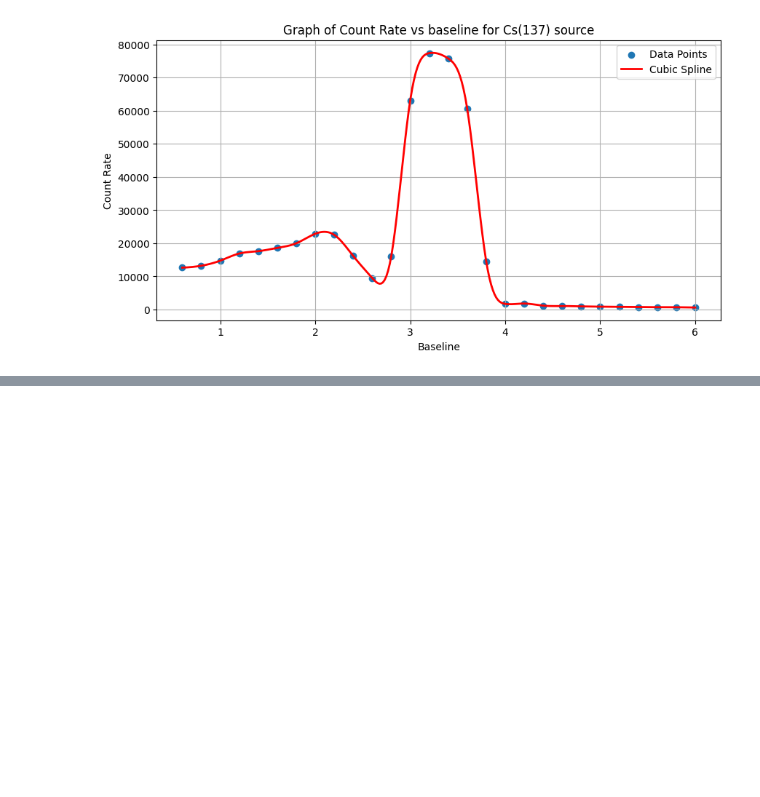
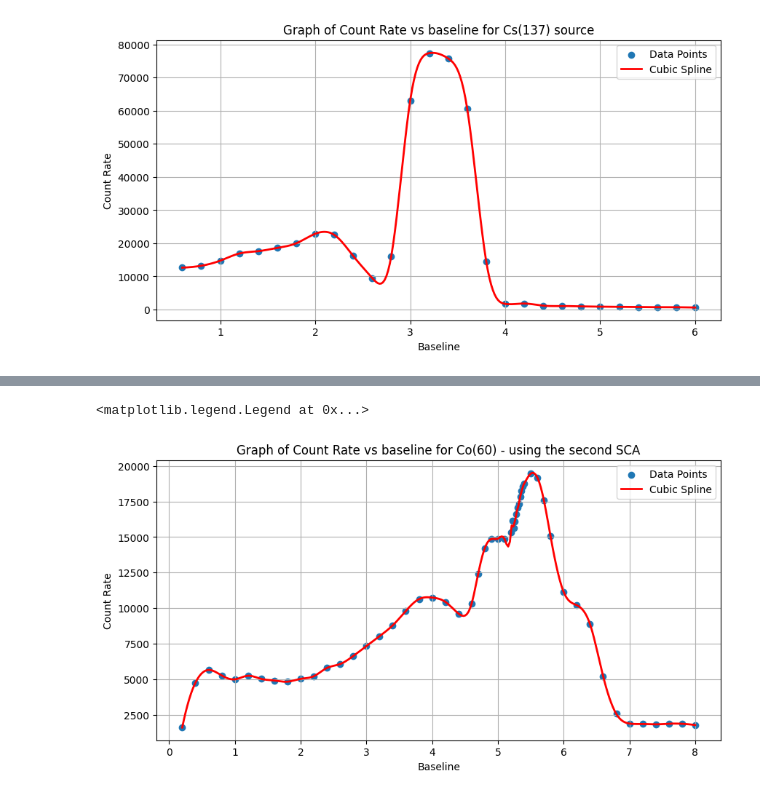
Before and after one commit to di-zz389/gamma-ray-spectroscopy, a Jupyter notebook: observations/graphs.ipynb, the cells around one changed output, grey strips where cells are left out. Drawn from its saved outputs; the diff is of its cells as text; code cells hidden in the pictures; blank space fills up the shorter version.

```diff
--- a/observations/graphs.ipynb
+++ b/observations/graphs.ipynb
@@ -51,21 +74,23 @@ plt.legend()
 # %%
-# import matplotlib.pyplot as plt
-# import numpy as np
-# from scipy.interpolate import CubicSpline
+import matplotlib.pyplot as plt
+import numpy as np
+from scipy.interpolate import CubicSpline
 
-# count_rate = [556, 3667, 5404, 5471, 5231, 5093, 5335, 5358, 5408, 5473, 5774, 6181, 6638, 7221, 7802, 8198, 9036, 9623, 10797, 11997, 12266, 12241, 11809, 11502, 13902, 16552, 16358, 18203, 21045, 20988, 19182, 14359, 11551, 10759, 9490, 5797, 3035, 2322, 2243, 2158, 2177, 1978, 1948 ]
-# baseline = [0.2, 0.4, 0.6, 0.8, 1.0, 1.2, 1.4, 1.6, 1.8, 2.0, 2.2, 2.4, 2.6, 2.8, 3.0, 3.2, 3.4, 3.6, 3.8, 4.0, 4.2, 4.4, 4.6, 4.8, 5.0, 5.2, 5.4, 5.6, 5.8, 6.0, 6.2, 6.4, 6.6, 6.8, 7.0, 7.2, 7.4, 7.6, 7.8, 8.0, 8.2, 8.4, 8.6]
+count_rate = [1621, 4759, 5662, 5275, 5006, 5256, 5037, 4922, 4840, 5037, 5223, 5802, 6079, 6643, 7337, 8040, 8795, 9809, 10641, 10749, 10448, 9629, 10317, 12412, 14215, 14861, 14888, 14879, 15348, 16139, 15624, 16118, 16626, 17052, 17332, 17859, 18220, 18558, 18755, 19459, 19184, 17559, 15057, 11141, 10207, 8890, 5230, 2579, 1901, 1870, 1844, 1890, 1884, 1796]
+baseline = [0.2, 0.4, 0.6, 0.8, 1.0, 1.2, 1.4, 1.6, 1.8, 2.0, 2.2, 2.4, 2.6, 2.8, 3.0, 3.2, 3.4, 3.6, 3.8, 4.0, 4.2, 4.4, 4.6, 4.7, 4.8, 4.9, 5.0, 5.1, 5.2, 5.22, 5.24, 5.26, 5.28, 5.3, 5.32, 5.34, 5.36, 5.38, 5.4, 5.5, 5.6, 5.7, 5.8, 6.0, 6.2, 6.4, 6.6, 6.8, 7.0, 7.2, 7.4, 7.6, 7.8, 8.0]
+plt.figure(figsize=(10, 5))
+plt.scatter(baseline, count_rate, label='Data Points')
 
-# plt.figure(figsize=(10, 5))
-# plt.scatter(baseline, count_rate, label='Data Points')
-
-# cs = CubicSpline(baseline, count_rate)
-# baseline_smooth = np.linspace(min(baseline), max(baseline), 300)
-# plt.plot(baseline_smooth, cs(baseline_smooth), 'r-', label='Cubic Spline', linewidth=2)
+cs = CubicSpline(baseline, count_rate)
+baseline_smooth = np.linspace(min(baseline), max(baseline), 300)
+plt.plot(baseline_smooth, cs(baseline_smooth), 'r-', label='Cubic Spline', linewidth=2)
 
 
-# plt.title(f'Graph of Count Rate vs baseline for Co(60)')
-# plt.xlabel('Baseline')
-# plt.ylabel('Count Rate')
-# plt.grid(True)
-# plt.legend()
+plt.title(f'Graph of Count Rate vs baseline for Co(60) - using the second SCA')
+plt.xlabel('Baseline')
+plt.ylabel('Count Rate')
+plt.grid(True)
+plt.legend()
+# %% [output]
+<matplotlib.legend.Legend at 0x...>
+[figure, added]
```
Also changed, not shown: parts of 2 cells of this notebook, 7 other files.
